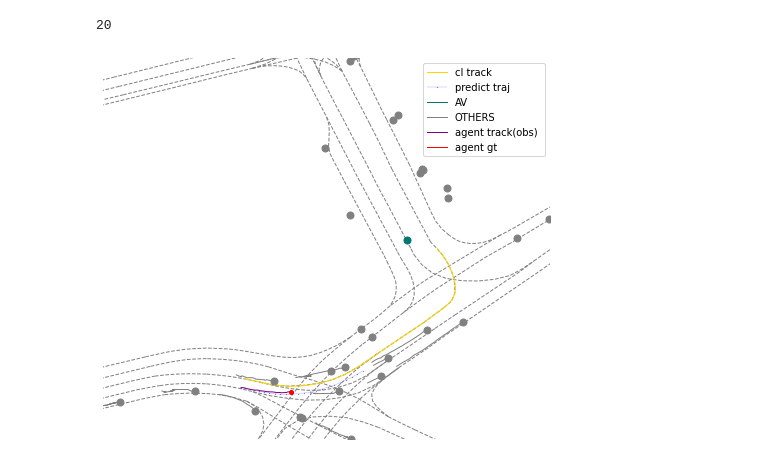
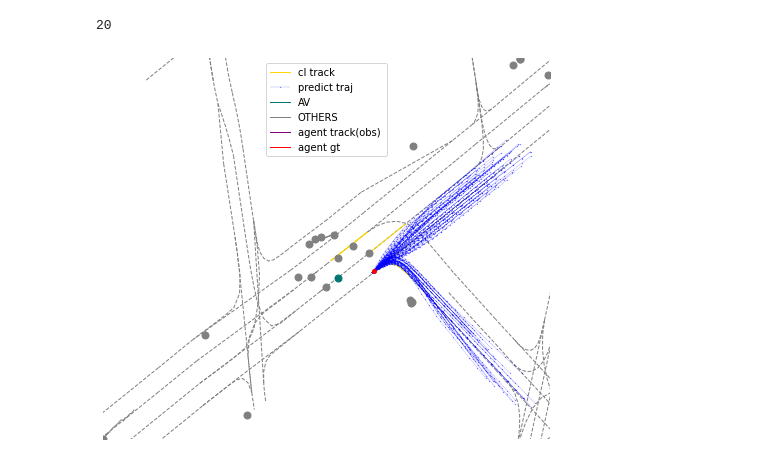
Before and after one commit to SHITIANYU-hue/LaneGCN, a Jupyter notebook: analyze.ipynb, the cells around one changed output. Saved outputs shown, nothing was run; the diff lists cells and outputs as text; code cells hidden in the pictures.

```diff
--- a/analyze.ipynb
+++ b/analyze.ipynb
@@ -33,7 +37,7 @@ print('Total number of sequences:',len(afl))
 # %% [output]
 Total number of sequences: 10
 # %%
-seq_path = f"{root_dir}/164.csv"
+seq_path = f"{root_dir}/1648.csv"
 data2=afl.get(seq_path).seq_df
 city_name_, data_= process_input(data2)
 # %%
@@ -41,6 +45,6 @@ print(len(data_))
 # %% [output]
 20
 # %%
-viz_sequence(data2, predict_cl=[data[0]['dfs']],predict_tj=[data[0]['trj']],show=True,show_predict_cl=True,show_predict_tj=True)
+viz_sequence(data2, predict_cl=data[1]['dfs'],predict_tj=data[1]['trj'],show=True,show_predict_cl=True,show_predict_tj=True)
 # %% [output]
-[figure, old version]
+[figure, new version]
```
Also changed, not shown: parts of 1 cell of this notebook.
